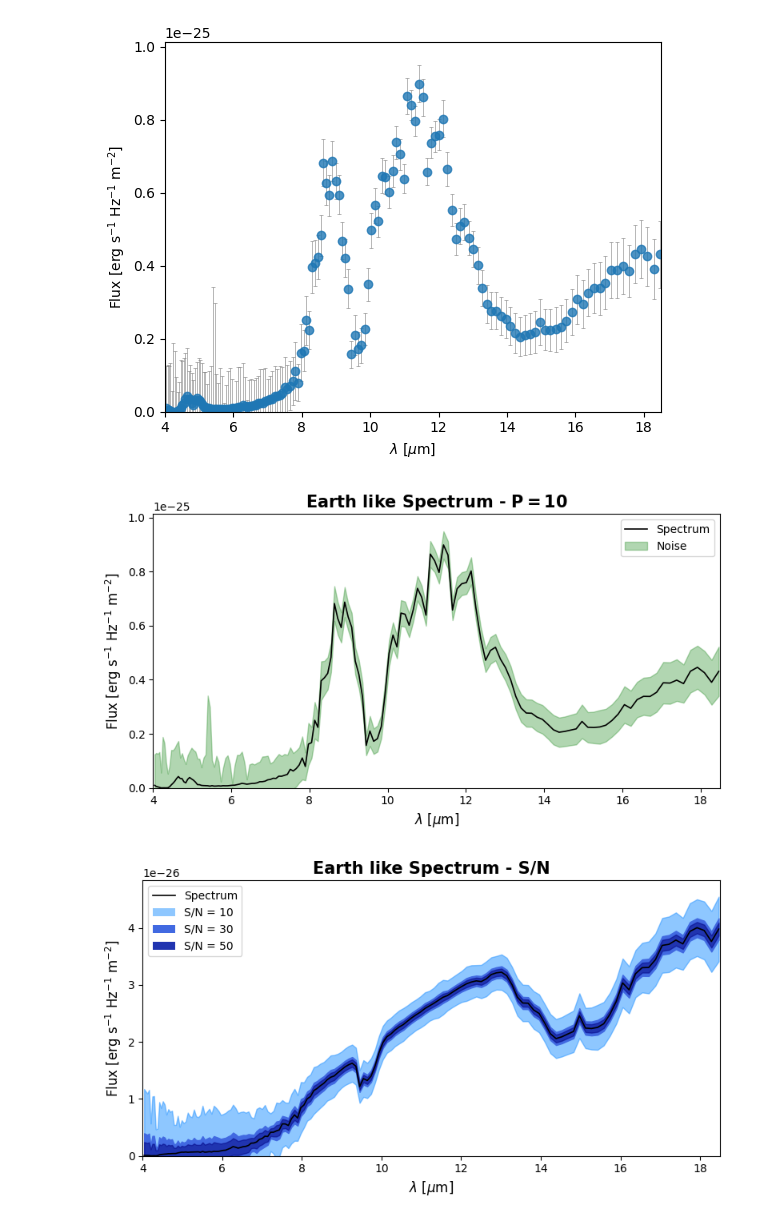
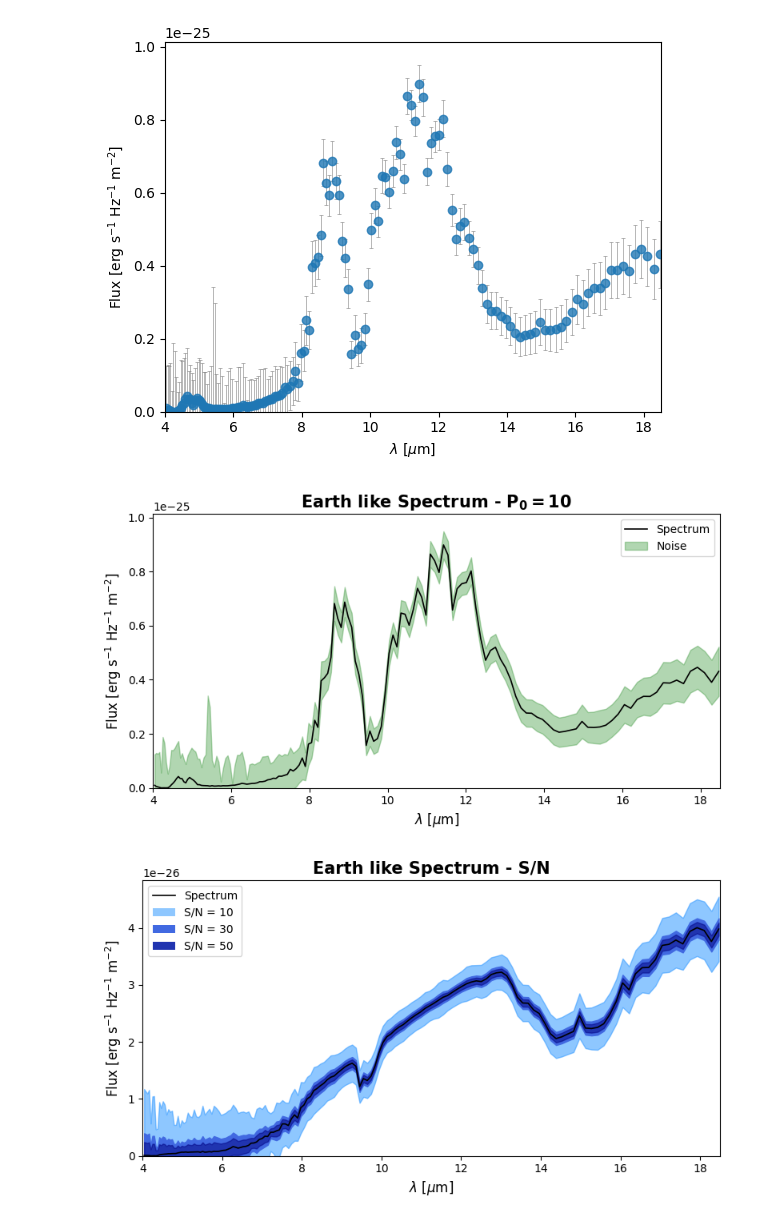
Before and after one commit to Tim171717/Semester_Project_Too, a Jupyter notebook: Testing.ipynb, the cells around one changed output. Cells and saved outputs as stored; diff of their text form; code cells hidden in the pictures.

```diff
--- a/Testing.ipynb
+++ b/Testing.ipynb
@@ -1080,6 +1071,13 @@ plt.ylim(bottom=0.)
 # %%
 import numpy as np
 import matplotlib.pyplot as plt
+
+reference_SNR = 10  # target SNR at reference wavelength
+reference_wl = 11.25  # wavelength (in um) where SNR should be set to target
+
+spec_resolution = 100  # spectral resolving power R of input spectrum
+min_wavelength = 4.0  # short wavelength cutoff for output spectrum (in um)
+max_wavelength = 18.5  # long wavelength cutoff for output spectrum (in um)
 
 
 # Load the text file
@@ -1094,35 +1092,35 @@ noise = data[:,2]
 plt.figure(figsize=(8, 4.5))
 
 plt.plot(
     wavelength,
     amplitude,
     color="black",
     linewidth=1.2,
     linestyle="-",
     label="Spectrum"
 )
 
 plt.fill_between(
     wavelength,
     amplitude - noise,
     amplitude + noise,
     alpha=0.35,
     label="Noise",
     color='forestgreen'
 )
 
 plt.xlabel(r'$\lambda$ [$\mu$m]', fontsize=12)
 plt.ylabel(r'Flux [erg s$^{-1}$ Hz$^{-1}$ m$^{-2}$]', fontsize=12)
 plt.xlim((min_wavelength, max_wavelength))
 plt.ylim(bottom=0.)
-plt.title(r"Earth like Spectrum - $\mathbf{P=10}$", fontsize=15, weight='bold')
+plt.title(r"Earth like Spectrum - $\mathbf{P_0=10}$", fontsize=15, weight='bold')
 plt.legend()
 plt.tight_layout()
 
 plt.savefig('spectrum_P10.pdf', dpi=200, bbox_inches="tight")
 plt.show()
 # %% [output]
-[figure, old version]
+[figure, new version]
 # %%
 import numpy as np
 import matplotlib.pyplot as plt
```
Also changed, not shown: parts of 6 cells of this notebook.
